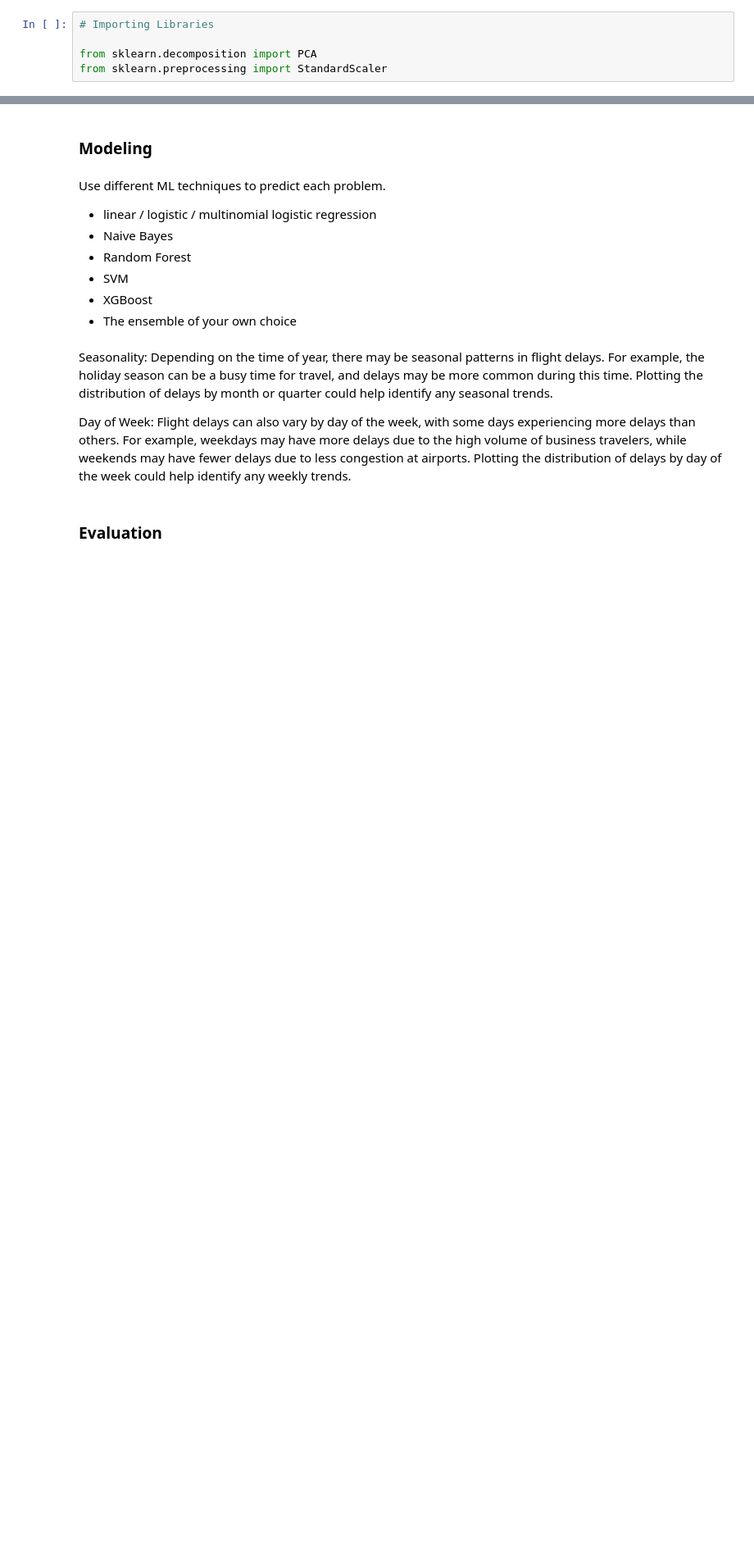
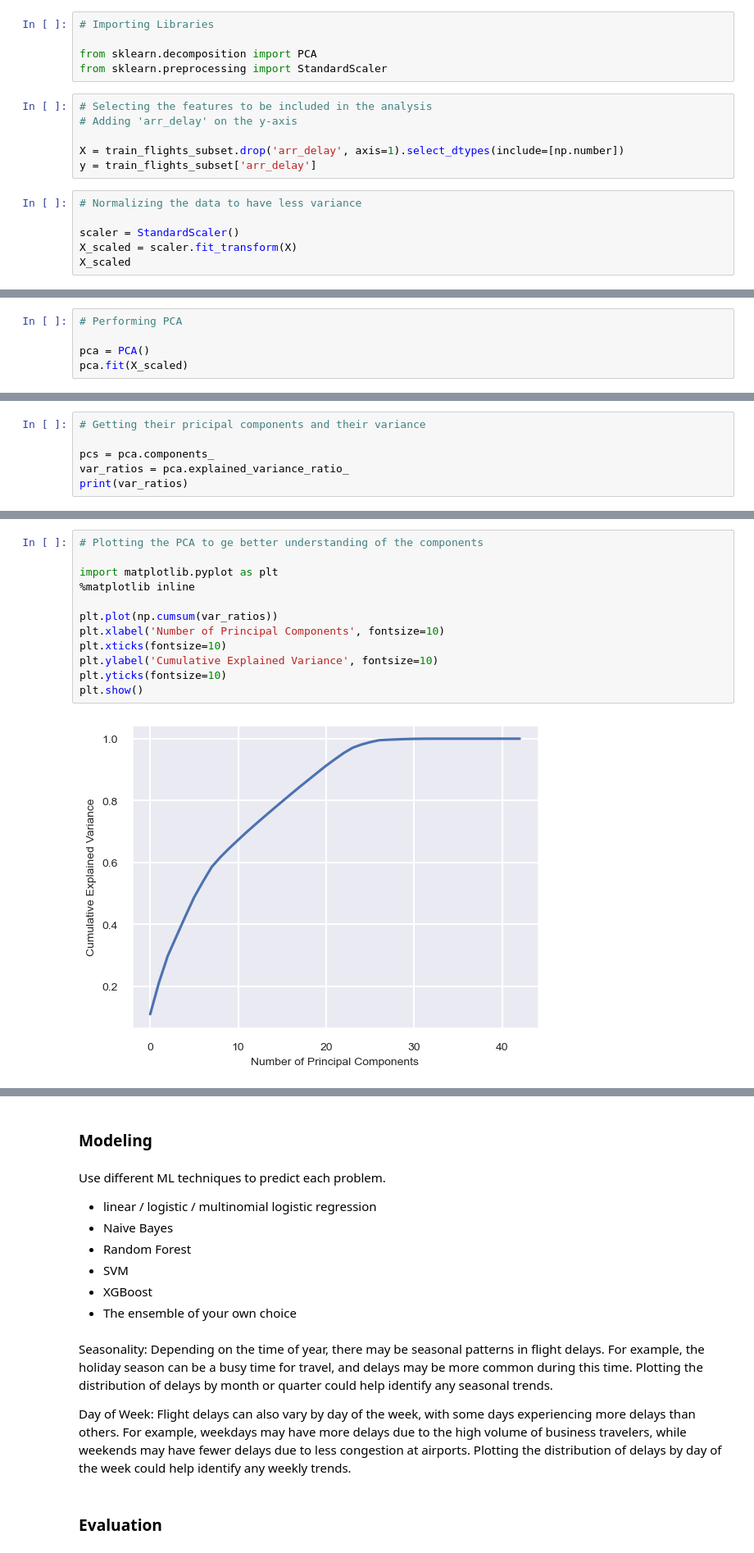
Before and after one commit to rafaelaqfc/Flight-Delays-Prediction, a Jupyter notebook: modeling.ipynb, the cells around one changed output, grey strips where cells are left out. Shown at 82% size. Cells and saved outputs as stored; diff of their text form; blank space fills up the shorter version.

```diff
--- a/modeling.ipynb
+++ b/modeling.ipynb
@@ -776,3 +776,15 @@ After the EAD and feature engineering analysis, we noticed that it is not an eas
 
 from sklearn.decomposition import PCA
 from sklearn.preprocessing import StandardScaler
+# %%
+# Selecting the features to be included in the analysis
+# Adding 'arr_delay' on the y-axis
+
+X = train_flights_subset.drop('arr_delay', axis=1).select_dtypes(include=[np.number])
+y = train_flights_subset['arr_delay']
+# %%
+# Normalizing the data to have less variance
+
+scaler = StandardScaler()
+X_scaled = scaler.fit_transform(X)
+X_scaled
@@ -778,0 +805,5 @@ from sklearn.preprocessing import StandardScaler
+# %%
+# Performing PCA
+
+pca = PCA()
+pca.fit(X_scaled)
@@ -778,0 +812,6 @@ from sklearn.preprocessing import StandardScaler
+# %%
+# Getting their pricipal components and their variance
+
+pcs = pca.components_
+var_ratios = pca.explained_variance_ratio_
+print(var_ratios)
@@ -778,0 +830,14 @@ from sklearn.preprocessing import StandardScaler
+# %%
+# Plotting the PCA to ge better understanding of the components
+
+import matplotlib.pyplot as plt
+%matplotlib inline
+
+plt.plot(np.cumsum(var_ratios))
+plt.xlabel('Number of Principal Components', fontsize=10)
+plt.xticks(fontsize=10)
+plt.ylabel('Cumulative Explained Variance', fontsize=10)
+plt.yticks(fontsize=10)
+plt.show()
+# %% [output]
+[figure, added]
```
Also changed, not shown: parts of 7 cells of this notebook.
